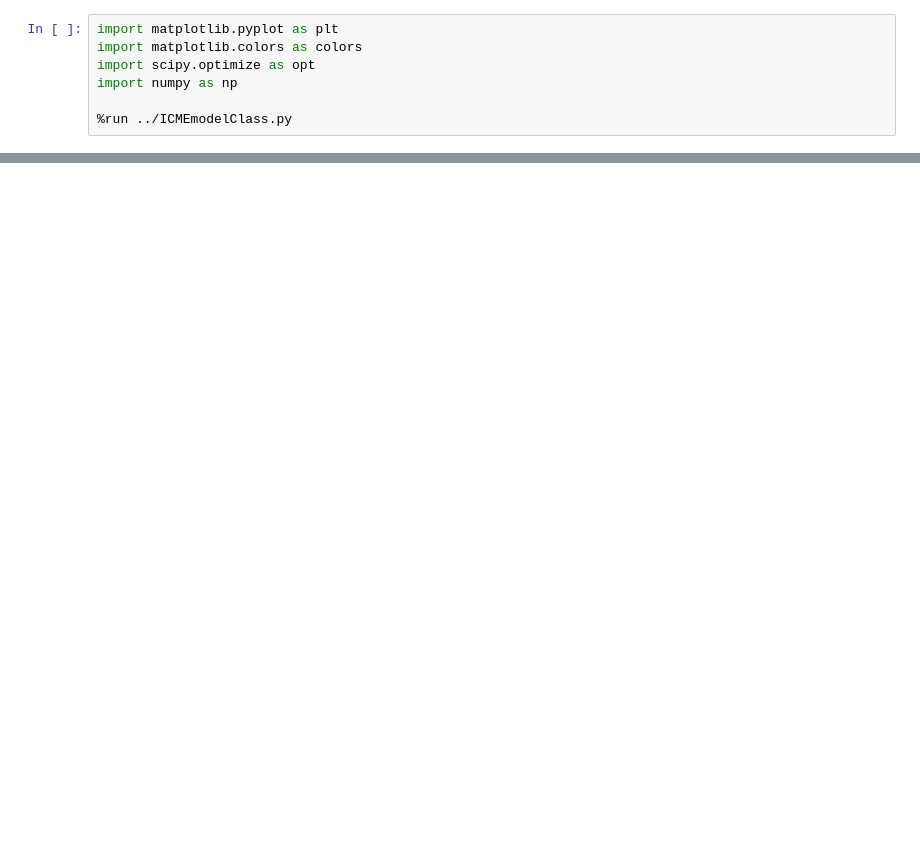
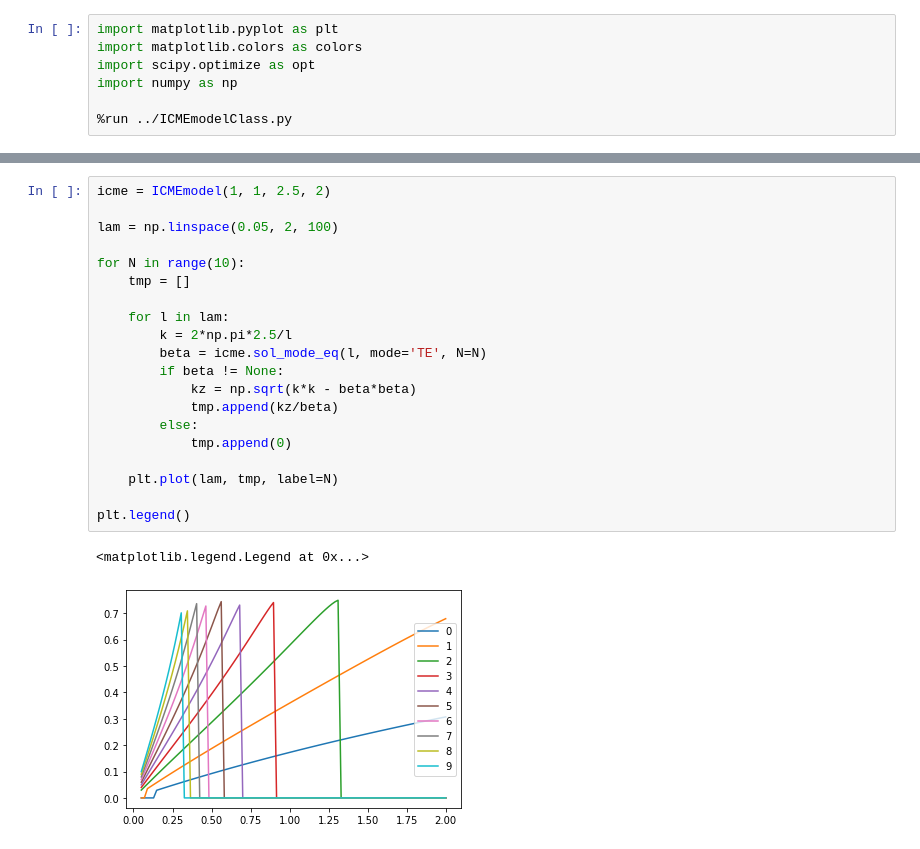
Before and after one commit to Semyonov-as/Python_Modelling, a Jupyter notebook: discussion_14_12_22/index.ipynb, the cells around one changed output, grey strips where cells are left out. Saved outputs shown, nothing was run; the diff lists cells and outputs as text; blank space fills up the shorter version.

```diff
--- a/discussion_14_12_22/index.ipynb
+++ b/discussion_14_12_22/index.ipynb
@@ -85,0 +75,23 @@ Text(0, 0.5, '$|Torque_z|$')
+# %%
+icme = ICMEmodel(1, 1, 2.5, 2)
+
+lam = np.linspace(0.05, 2, 100)
+
+for N in range(10):
+    tmp = []
+
+    for l in lam:
+        k = 2*np.pi*2.5/l
+        beta = icme.sol_mode_eq(l, mode='TE', N=N)
+        if beta != None:
+            kz = np.sqrt(k*k - beta*beta)
+            tmp.append(kz/beta)
+        else:
+            tmp.append(0)
+
+    plt.plot(lam, tmp, label=N)
+
+plt.legend()
+# %% [output]
+<matplotlib.legend.Legend at 0x...>
+[figure, added]
```
Also changed, not shown: parts of 7 cells of this notebook, 1 other file.
